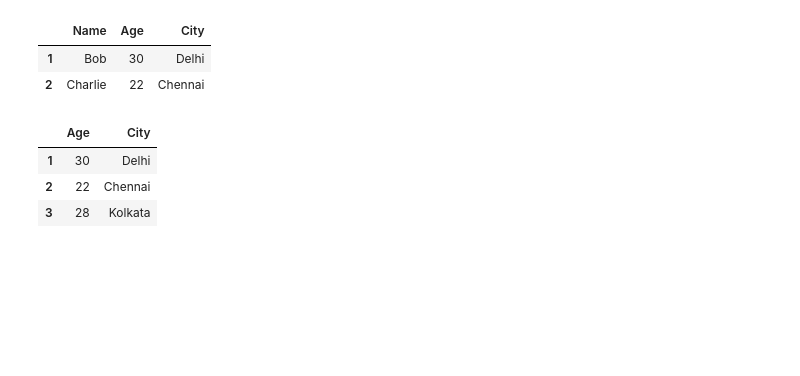
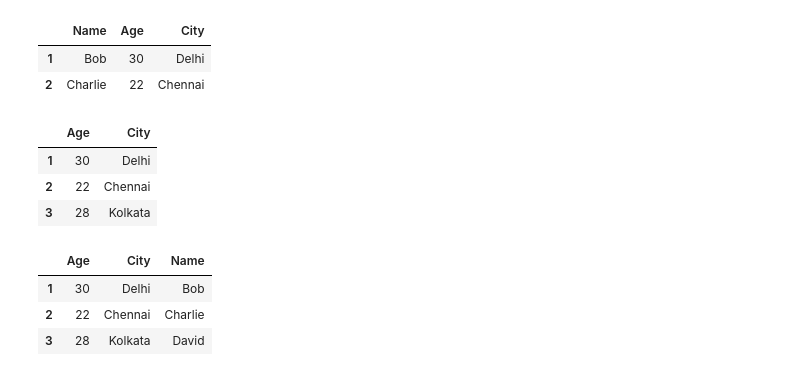
Before and after one commit to febinchundakkattiil/numpy, a Jupyter notebook: Pandas.ipynb, the cells around one changed output. Drawn from its saved outputs; the diff is of its cells as text; code cells hidden in the pictures; blank space fills up the shorter version.

Commit message:
Added a Name using loc

```diff
--- a/Pandas.ipynb
+++ b/Pandas.ipynb
@@ -209,3 +209,10 @@ df.loc[1:3,["Age",'City']]
 | 1 | 30 | Delhi |
 | 2 | 22 | Chennai |
 | 3 | 28 | Kolkata |
+# %%
+df.loc[1:3,["Age",'City',"Name"]]
+# %% [output]
+|  | Age | City | Name |
+| 1 | 30 | Delhi | Bob |
+| 2 | 22 | Chennai | Charlie |
+| 3 | 28 | Kolkata | David |
```
